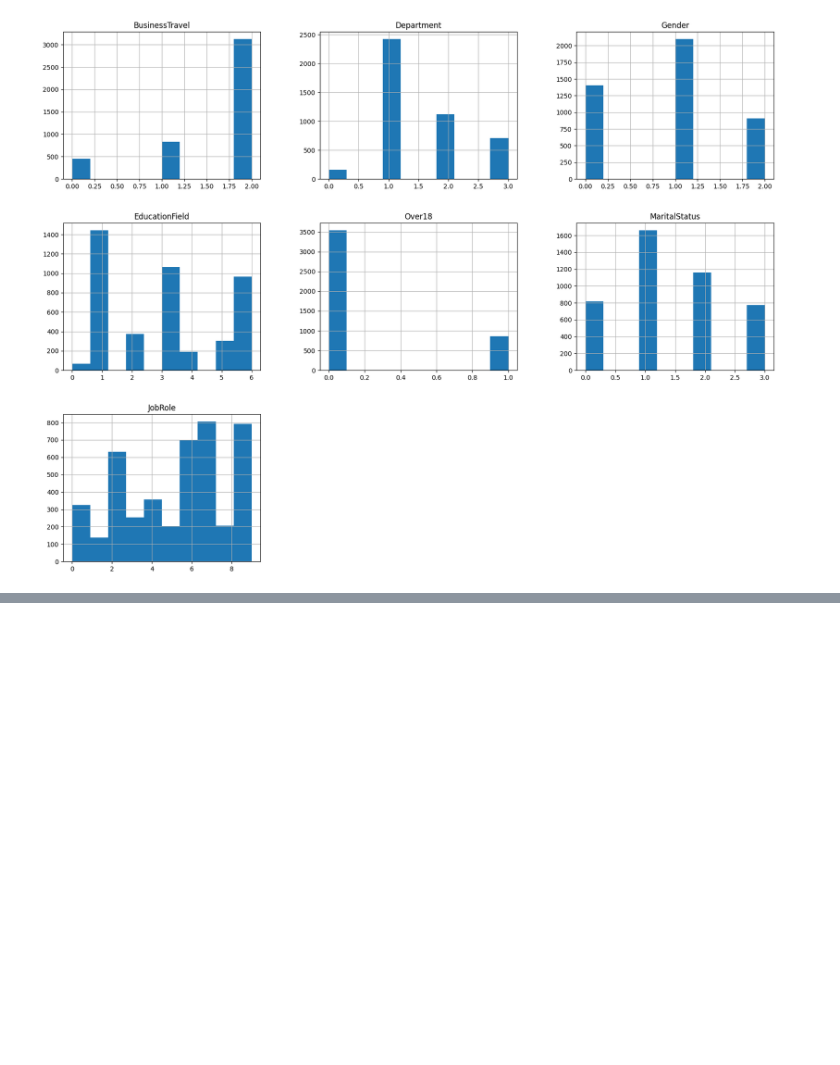
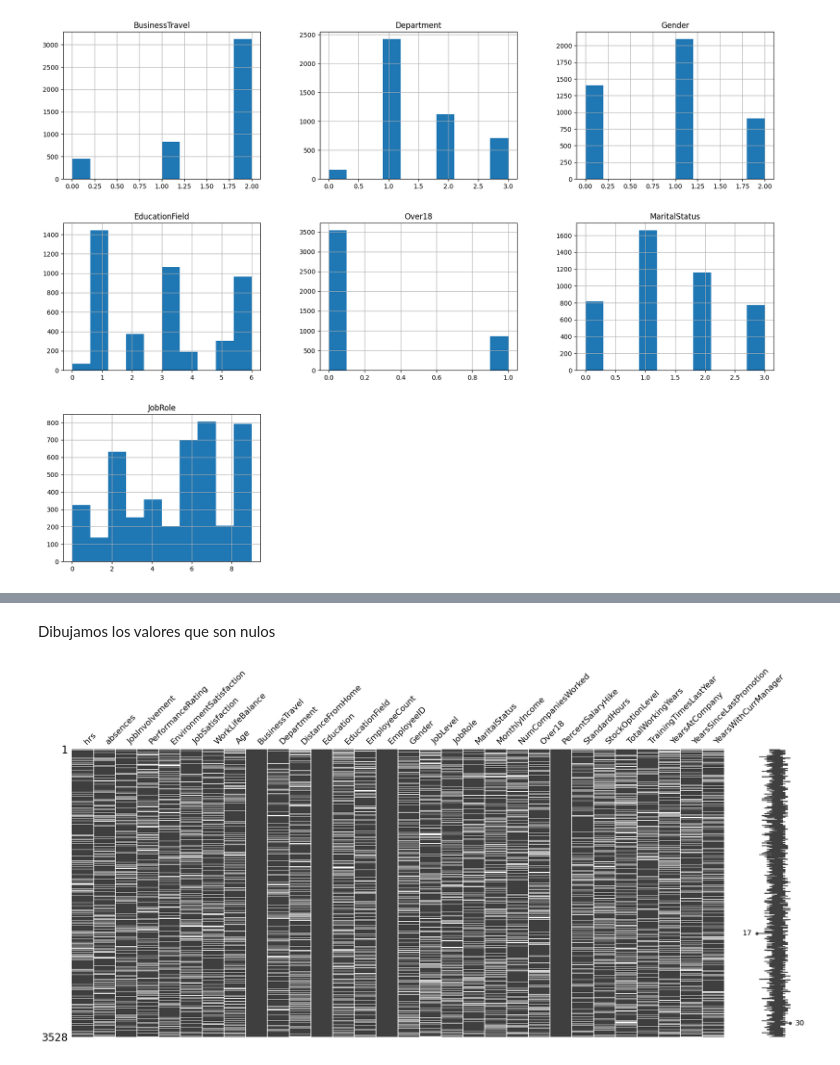
Before and after one commit to SantiagoJusteValverde/Grupo35_Practica2, a Jupyter notebook: Grupo35_Practica2.ipynb, the cells around one changed output, grey strips where cells are left out. Cells and saved outputs as stored; diff of their text form; code cells hidden in the pictures; blank space fills up the shorter version.

```diff
--- a/Grupo35_Practica2.ipynb
+++ b/Grupo35_Practica2.ipynb
@@ -285,0 +287,5 @@ corr_matrix.style.background_gradient(cmap='coolwarm').set_precision(2)
+# %%
+# Seleccionados train/test en modo stratify, ya que el dataset se encuentra desbalanceado
+X_train, X_test, y_train, y_test = train_test_split(X_data_set, y_data_set, stratify=y_data_set, test_size=0.2)
+
+X_data_set.describe()
@@ -285,0 +347,14 @@ corr_matrix.style.background_gradient(cmap='coolwarm').set_precision(2)
+# %% [markdown]
+Dibujamos los valores que son nulos
+# %%
+import missingno as msno
+import matplotlib.pyplot as plt
+%matplotlib inline
+%config InlineBackend.figure_format = 'png'
+
+msno.matrix(X_train)
+plt.show()
+
+#Las entradas son líneas negras, y los huecos blancos
+# %% [output]
+[figure, added]
```
Also changed, not shown: parts of 14 cells of this notebook.
